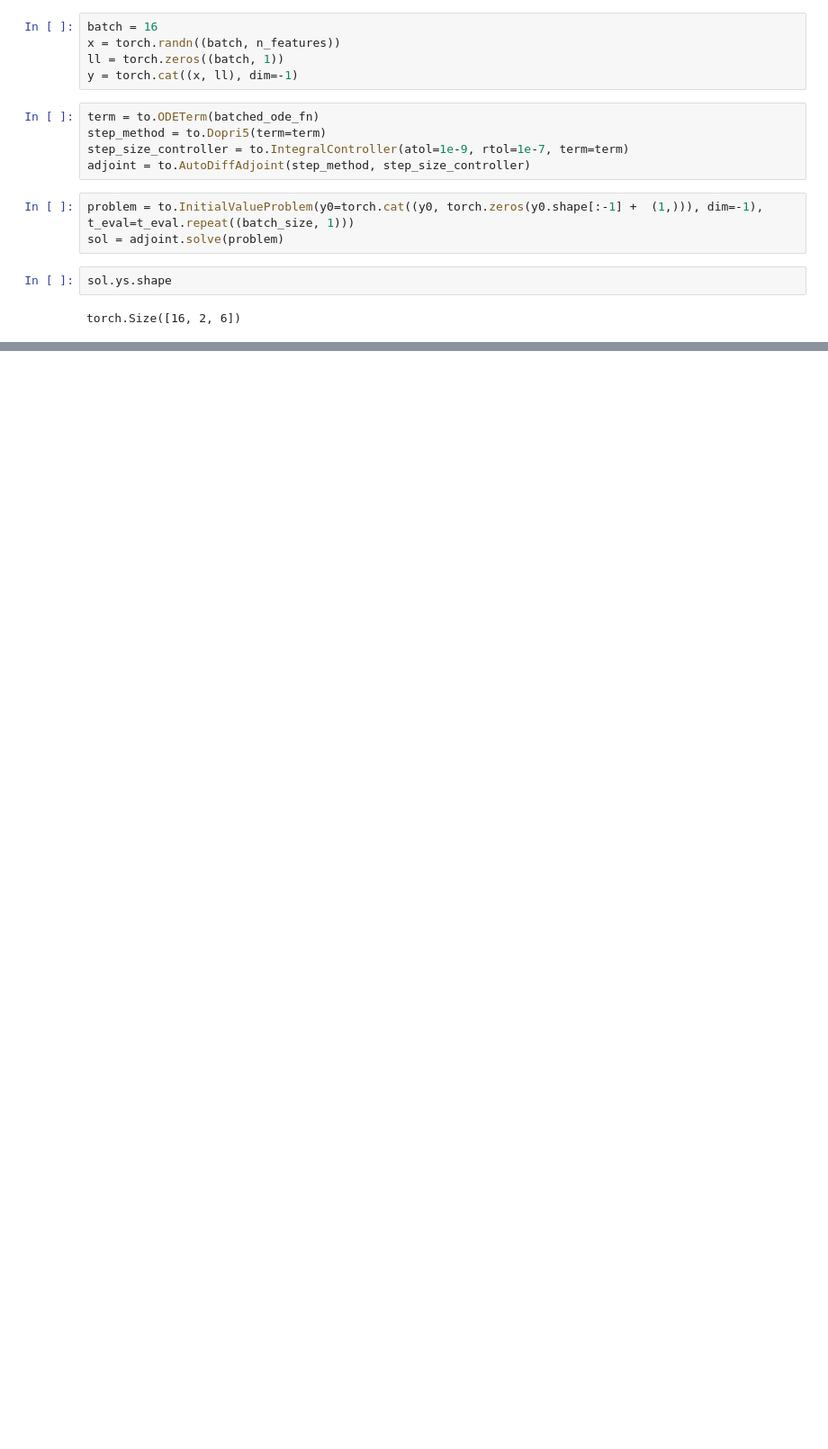
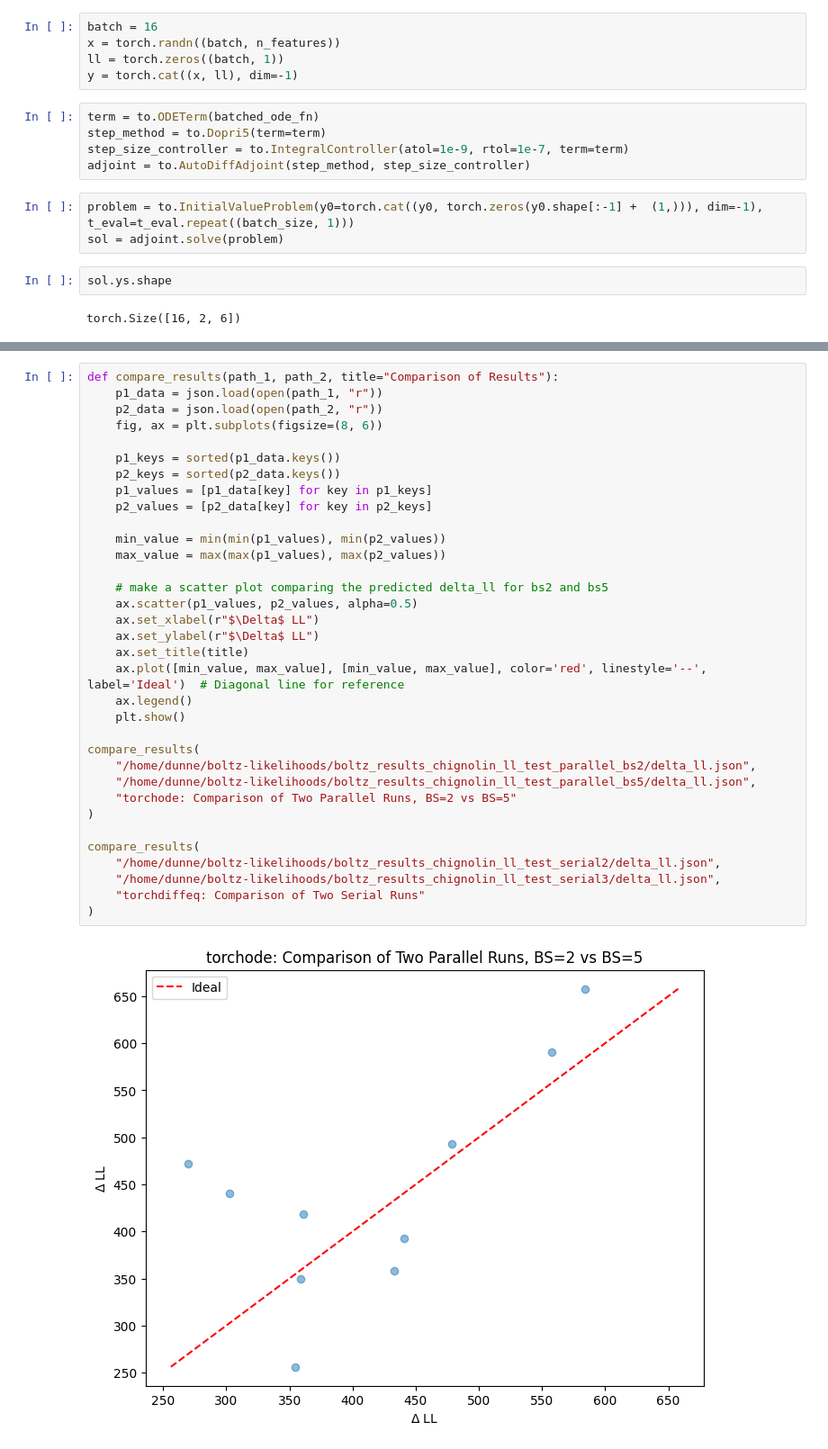
Before and after one commit to EthanZ0524/boltz-likelihoods, a Jupyter notebook: notebooks/parallel_ode.ipynb, the cells around one changed output, grey strips where cells are left out. Shown at 90% size. Saved outputs shown, nothing was run; the diff lists cells and outputs as text; blank space fills up the shorter version.

```diff
--- a/notebooks/parallel_ode.ipynb
+++ b/notebooks/parallel_ode.ipynb
@@ -86,0 +127,36 @@ Analytical JVP: tensor([-3.3397, -0.5751, -1.4779, -1.0123, -0.0532])
+# %%
+def compare_results(path_1, path_2, title="Comparison of Results"):
+    p1_data = json.load(open(path_1, "r"))
+    p2_data = json.load(open(path_2, "r"))
+    fig, ax = plt.subplots(figsize=(8, 6))
+
+    p1_keys = sorted(p1_data.keys())
+    p2_keys = sorted(p2_data.keys())
+    p1_values = [p1_data[key] for key in p1_keys]
+    p2_values = [p2_data[key] for key in p2_keys]
+
+    min_value = min(min(p1_values), min(p2_values))
+    max_value = max(max(p1_values), max(p2_values))
+
+    # make a scatter plot comparing the predicted delta_ll for bs2 and bs5
+    ax.scatter(p1_values, p2_values, alpha=0.5)
+    ax.set_xlabel(r"$\Delta$ LL")
+    ax.set_ylabel(r"$\Delta$ LL")
+    ax.set_title(title)
+    ax.plot([min_value, max_value], [min_value, max_value], color='red', linestyle='--', label='Ideal')  # Diagonal line for reference
+    ax.legend()
+    plt.show()
+
+compare_results(
+    "/home/dunne/boltz-likelihoods/boltz_results_chignolin_ll_test_parallel_bs2/delta_ll.json",
+    "/home/dunne/boltz-likelihoods/boltz_results_chignolin_ll_test_parallel_bs5/delta_ll.json",
+    "torchode: Comparison of Two Parallel Runs, BS=2 vs BS=5"
+)
+
+compare_results(
+    "/home/dunne/boltz-likelihoods/boltz_results_chignolin_ll_test_serial2/delta_ll.json",
+    "/home/dunne/boltz-likelihoods/boltz_results_chignolin_ll_test_serial3/delta_ll.json",
+    "torchdiffeq: Comparison of Two Serial Runs"
+)
+# %% [output]
+[figure, added]
```
Also changed, not shown: parts of 13 cells of this notebook, 1 other file.
